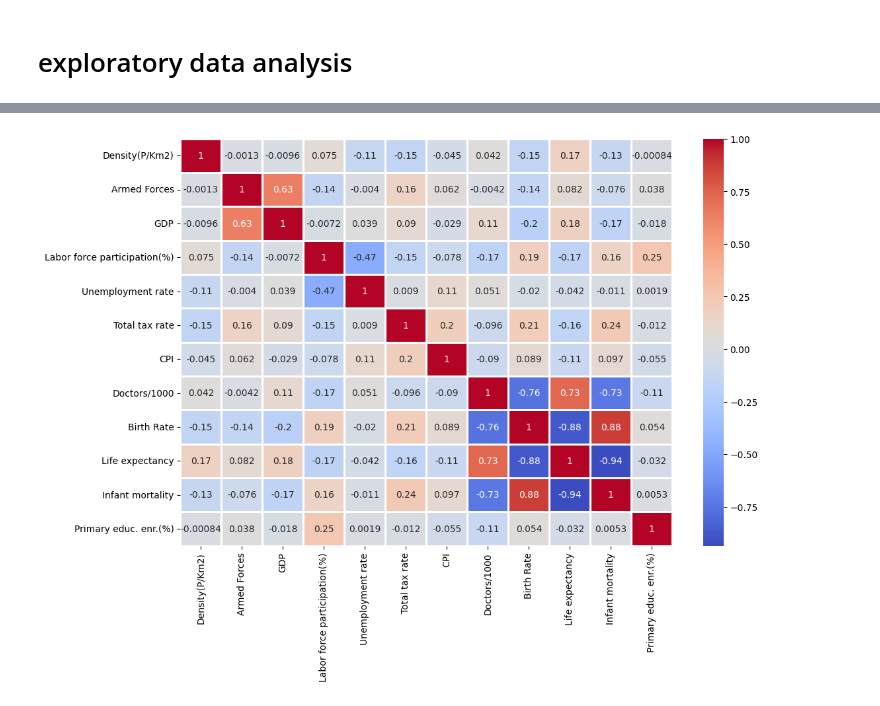
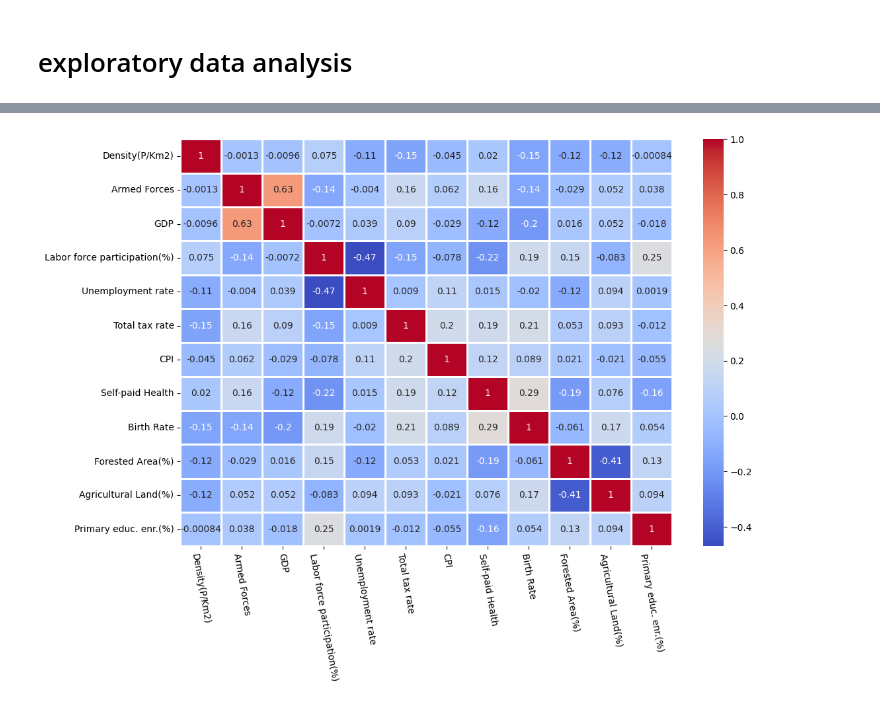
Before and after one commit to depa-tto/Multidimensional-Data-Visualization-exam, a Jupyter notebook: File_1.ipynb, the cells around one changed output, grey strips where cells are left out. Cells and saved outputs as stored; diff of their text form; code cells hidden in the pictures.

Commit message:
dataset modification

```diff
--- a/File_1.ipynb
+++ b/File_1.ipynb
@@ -211,9 +211,9 @@ plt.show()
 # %% [output]
 [figure]
 # %%
-dataset = raw_data.drop(['Agricultural Land(%)','Land Area(Km2)','Co2-Emissions','CPI Change(%)','Fertility Rate',
-                         'Forested Area(%)','Gasoline Price','Minimum wage','Tertiary educ. enr.(%)',
-                         'Maternal mortality ratio','Self-paid Health','Tax revenue(%)','Population','Urban population'],axis=1)
+dataset = raw_data.drop(['Infant mortality','Land Area(Km2)','Co2-Emissions','CPI Change(%)','Fertility Rate',
+                         'Doctors/1000','Gasoline Price','Minimum wage','Tertiary educ. enr.(%)',
+                         'Maternal mortality ratio','Life expectancy','Tax revenue(%)','Population','Urban population'],axis=1)
 # %%
 dataset.dropna(inplace=True)
 # %%
@@ -283,6 +283,7 @@ dataset.drop(['Country',],axis=1).corr()
 # %%
 plt.figure(figsize=(12,8))
 sns.heatmap(dataset.drop(['Country',],axis=1).corr(),cmap='coolwarm',linecolor='white',linewidths=1,annot=True)
+plt.xticks(rotation=280)
 plt.show()
 # %% [output]
-[figure, old version]
+[figure, new version]
```
Also changed, not shown: parts of 2 cells of this notebook.
